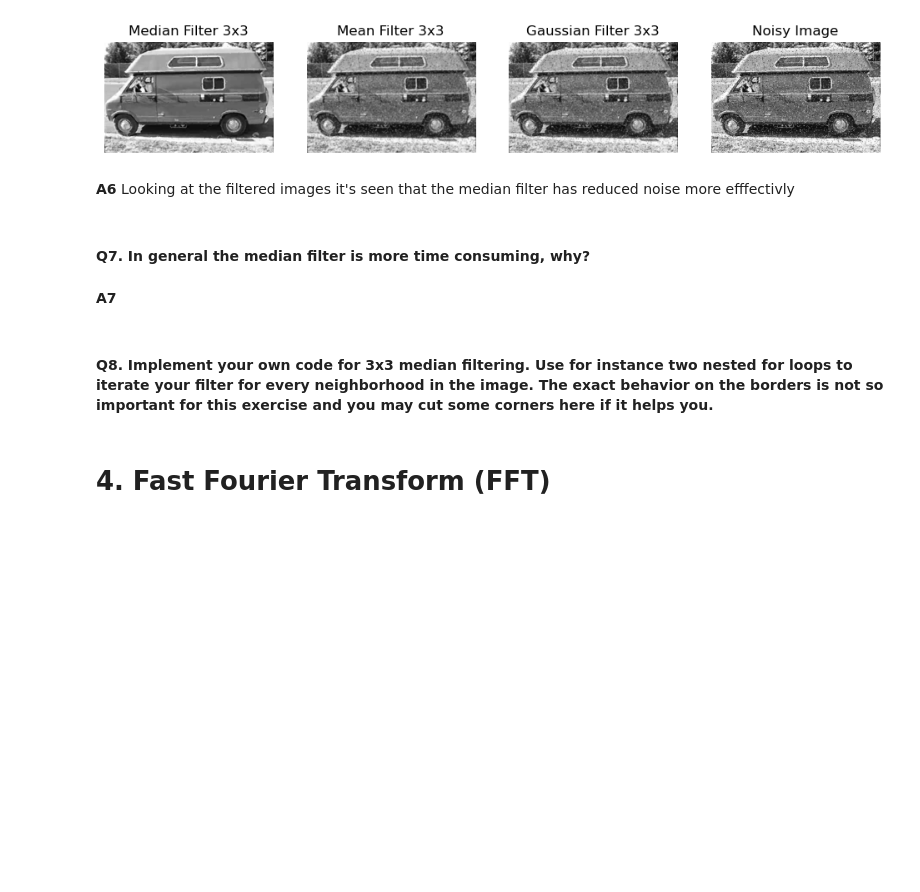
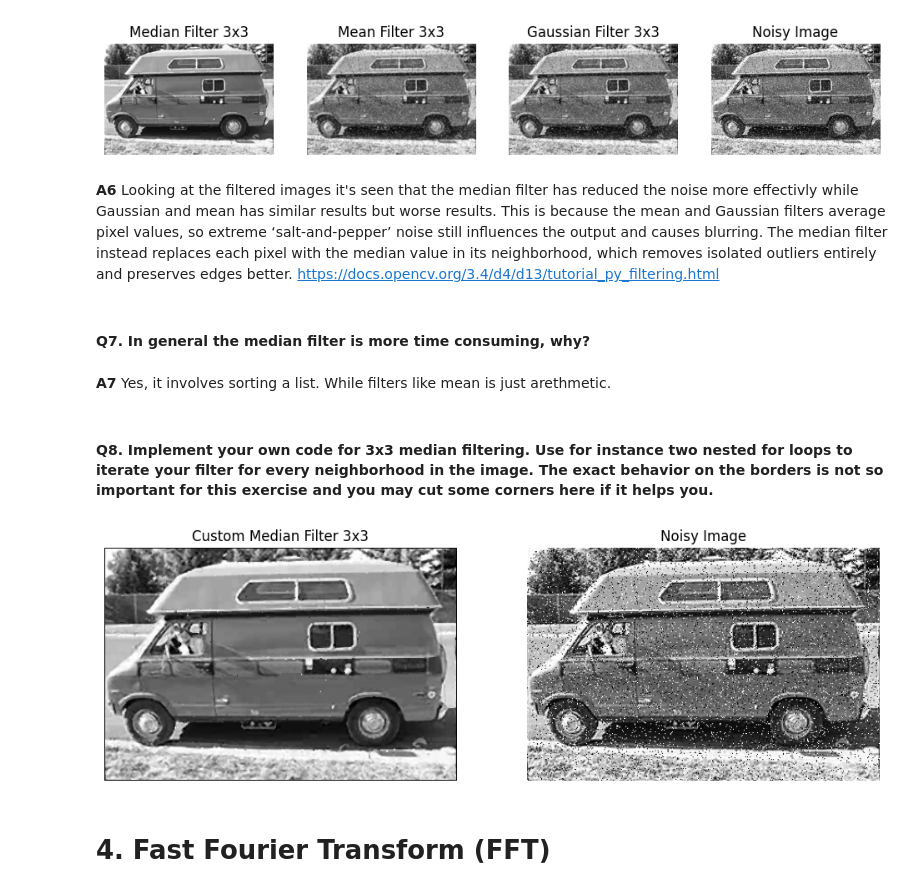
Before and after one commit to fabianwilson/DBA-labbar, a Jupyter notebook: Lab2/Lab2.ipynb, the cells around one changed output. Drawn from its saved outputs; the diff is of its cells as text; code cells hidden in the pictures; blank space fills up the shorter version.

```diff
--- a/Lab2/Lab2.ipynb
+++ b/Lab2/Lab2.ipynb
@@ -230,15 +246,46 @@ plt.show()
 [figure]
 # %% [markdown]
 **A6**
-Looking at the filtered images it's seen that the median filter has reduced noise more efffectivly
+Looking at the filtered images it's seen that the median filter has reduced the noise more effectivly while Gaussian and mean has similar results but worse results. This is because the mean and Gaussian filters average pixel values, so extreme ‘salt-and-pepper’ noise still influences the output and causes blurring. The median filter instead replaces each pixel with the median value in its neighborhood, which removes isolated outliers entirely and preserves edges better. https://docs.opencv.org/3.4/d4/d13/tutorial_py_filtering.html
 # %% [markdown]
 #### Q7. In general the median filter is more time consuming, why?
 # %% [markdown]
 **A7**
+Yes, it involves sorting a list. While filters like mean is just arethmetic.
 # %% [markdown]
 #### Q8. Implement your own code for 3x3 median filtering. Use for instance two nested for loops to iterate your filter for every neighborhood in the image. The exact behavior on the borders is not so important for this exercise and you may cut some corners here if it helps you.
 # %%
 #A8
+def median_filter_3x3(image):
+    filtered = np.zeros_like(image)
+
+    h, w = image.shape
+
+    for i in range(1, h - 1):
+        for j in range(1, w - 1):
+            neighborhood = image[i-1:i+2, j-1:j+2]
+
+            median_value = np.median(neighborhood)
+
+            # Assign to output image
+            filtered[i, j] = median_value
+
+    return filtered
+
+I = cv2.imread('lab2/images/wagon_shot_noise.png', cv2.IMREAD_GRAYSCALE)
+I_median_custom = median_filter_3x3(I)
+plt.figure(figsize=(12, 8))
+plt.subplot(1, 2, 1)
+plt.imshow(I_median_custom, cmap='gray', vmin=0, vmax=255)
+plt.axis('off')
+plt.title('Custom Median Filter 3x3')
+plt.subplot(1, 2, 2)
+plt.imshow(Iwagon_noise, cmap='gray', vmin=0, vmax=255)
+plt.axis('off')
+plt.title('Noisy Image')
+plt.show()
+# %% [output]
+[figure, added]
 # %% [markdown]
 # 4. Fast Fourier Transform (FFT)
 # %% [markdown]
```
Also changed, not shown: parts of 8 cells of this notebook.
